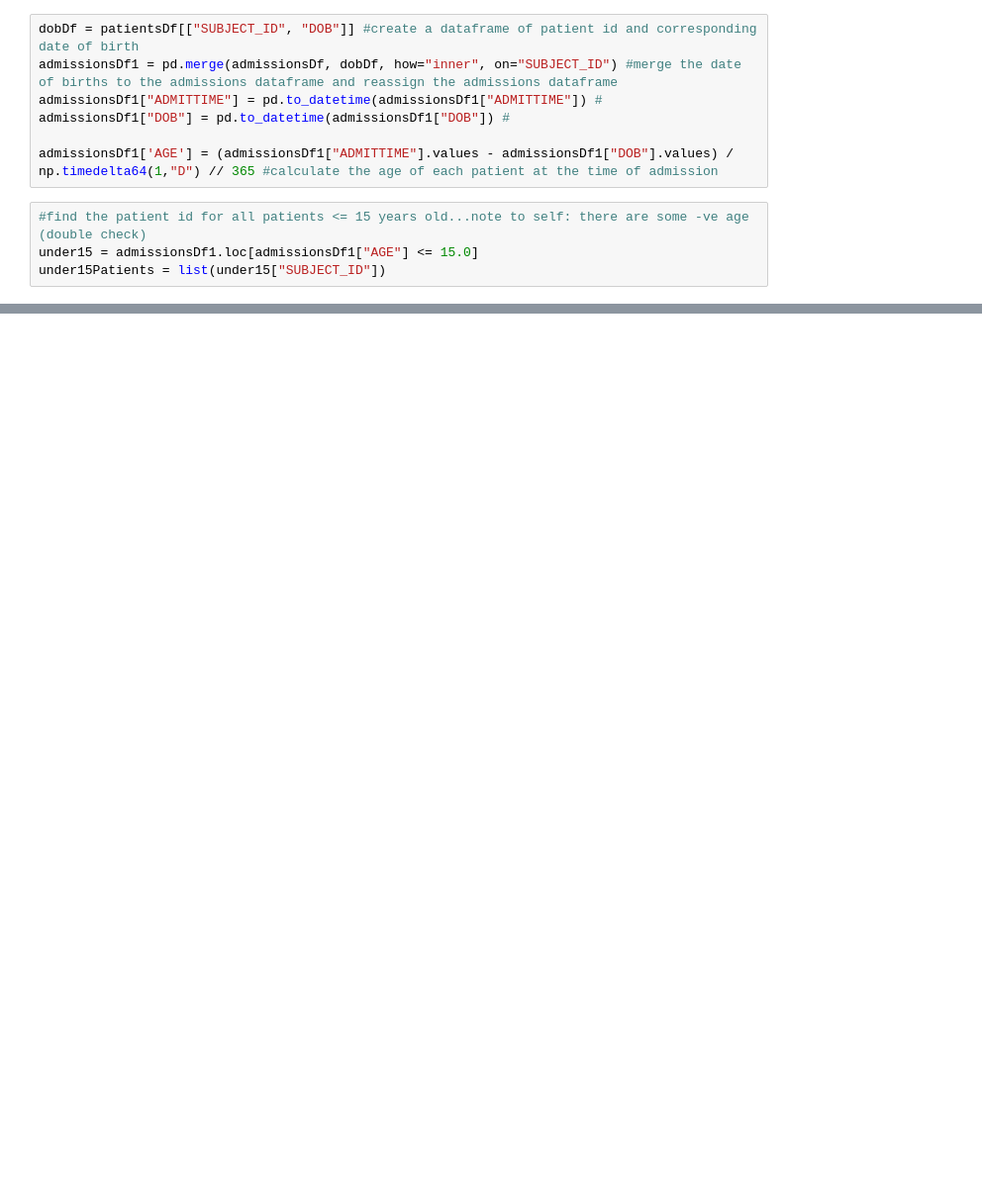
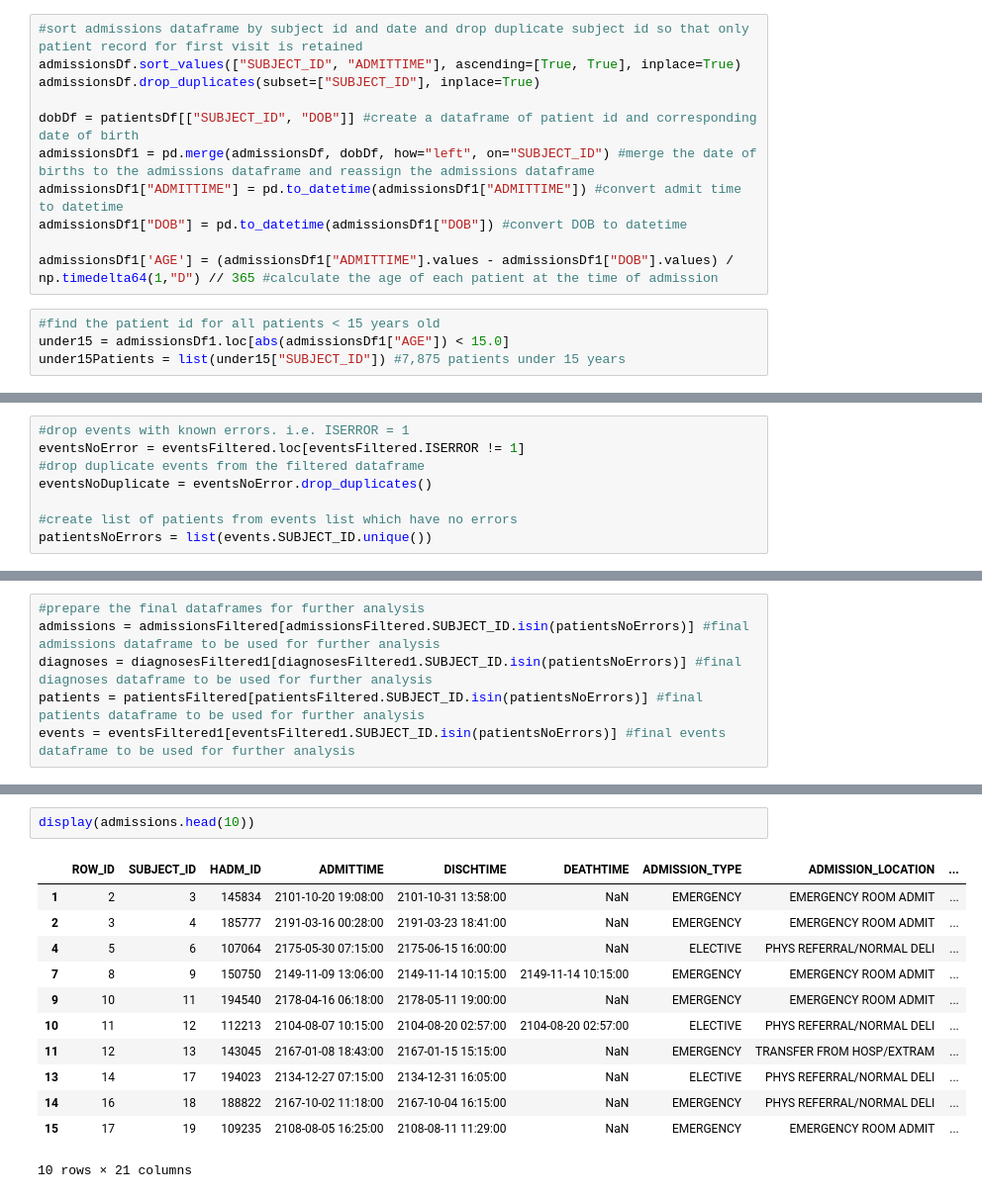
Before and after one commit to kkr-87/CSE_6250_teamA3_Project, a Jupyter notebook: CSE6250_Project_Code.ipynb, the cells around one changed output, grey strips where cells are left out. Shown at 99% size. Saved outputs shown, nothing was run; the diff lists cells and outputs as text; blank space fills up the shorter version.

```diff
--- a/CSE6250_Project_Code.ipynb
+++ b/CSE6250_Project_Code.ipynb
@@ -11,15 +10,19 @@ eventsDf = pd.read_csv("Data/NOTEEVENTS.csv")
 patientsDf = pd.read_csv("Data/PATIENTS.csv")
 # %%
+#sort admissions dataframe by subject id and date and drop duplicate subject id so that only patient record for first visit is retained
+admissionsDf.sort_values(["SUBJECT_ID", "ADMITTIME"], ascending=[True, True], inplace=True)
+admissionsDf.drop_duplicates(subset=["SUBJECT_ID"], inplace=True)
+
 dobDf = patientsDf[["SUBJECT_ID", "DOB"]] #create a dataframe of patient id and corresponding date of birth
-admissionsDf1 = pd.merge(admissionsDf, dobDf, how="inner", on="SUBJECT_ID") #merge the date of births to the admissions dataframe and reassign the admissions dataframe
-admissionsDf1["ADMITTIME"] = pd.to_datetime(admissionsDf1["ADMITTIME"]) #
-admissionsDf1["DOB"] = pd.to_datetime(admissionsDf1["DOB"]) #
+admissionsDf1 = pd.merge(admissionsDf, dobDf, how="left", on="SUBJECT_ID") #merge the date of births to the admissions dataframe and reassign the admissions dataframe
+admissionsDf1["ADMITTIME"] = pd.to_datetime(admissionsDf1["ADMITTIME"]) #convert admit time to datetime
+admissionsDf1["DOB"] = pd.to_datetime(admissionsDf1["DOB"]) #convert DOB to datetime
 
 admissionsDf1['AGE'] = (admissionsDf1["ADMITTIME"].values - admissionsDf1["DOB"].values) / np.timedelta64(1,"D") // 365 #calculate the age of each patient at the time of admission
 # %%
-#find the patient id for all patients <= 15 years old...note to self: there are some -ve age (double check)
-under15 = admissionsDf1.loc[admissionsDf1["AGE"] <= 15.0]
-under15Patients = list(under15["SUBJECT_ID"])
+#find the patient id for all patients < 15 years old
+under15 = admissionsDf1.loc[abs(admissionsDf1["AGE"]) < 15.0]
+under15Patients = list(under15["SUBJECT_ID"]) #7,875 patients under 15 years
 # %%
 #drop under15 patients from admissions, diagnoses, events and patients
 admissionsFiltered = admissionsDf1[~admissionsDf1.SUBJECT_ID.isin(under15Patients)]
@@ -28,0 +34,8 @@ patientsFiltered = patientsDf[~patientsDf.SUBJECT_ID.isin(under15Patients)]
+# %%
+#drop events with known errors. i.e. ISERROR = 1
+eventsNoError = eventsFiltered.loc[eventsFiltered.ISERROR != 1]
+#drop duplicate events from the filtered dataframe
+eventsNoDuplicate = eventsNoError.drop_duplicates()
+
+#create list of patients from events list which have no errors
+patientsNoErrors = list(events.SUBJECT_ID.unique())
@@ -28,0 +47,6 @@ patientsFiltered = patientsDf[~patientsDf.SUBJECT_ID.isin(under15Patients)]
+# %%
+#prepare the final dataframes for further analysis
+admissions = admissionsFiltered[admissionsFiltered.SUBJECT_ID.isin(patientsNoErrors)] #final admissions dataframe to be used for further analysis
+diagnoses = diagnosesFiltered1[diagnosesFiltered1.SUBJECT_ID.isin(patientsNoErrors)] #final diagnoses dataframe to be used for further analysis
+patients = patientsFiltered[patientsFiltered.SUBJECT_ID.isin(patientsNoErrors)] #final patients dataframe to be used for further analysis
+events = eventsFiltered1[eventsFiltered1.SUBJECT_ID.isin(patientsNoErrors)] #final events dataframe to be used for further analysis
@@ -28,0 +93,15 @@ patientsFiltered = patientsDf[~patientsDf.SUBJECT_ID.isin(under15Patients)]
+# %%
+display(admissions.head(10))
+# %% [output]
+|  | ROW_ID | SUBJECT_ID | HADM_ID | ADMITTIME | DISCHTIME | DEATHTIME | ADMISSION_TYPE | ADMISSION_LOCATION | ... |
+| 1 | 2 | 3 | 145834 | 2101-10-20 19:08:00 | 2101-10-31 13:58:00 | NaN | EMERGENCY | EMERGENCY ROOM ADMIT | ... |
+| 2 | 3 | 4 | 185777 | 2191-03-16 00:28:00 | 2191-03-23 18:41:00 | NaN | EMERGENCY | EMERGENCY ROOM ADMIT | ... |
+| 4 | 5 | 6 | 107064 | 2175-05-30 07:15:00 | 2175-06-15 16:00:00 | NaN | ELECTIVE | PHYS REFERRAL/NORMAL DELI | ... |
+| 7 | 8 | 9 | 150750 | 2149-11-09 13:06:00 | 2149-11-14 10:15:00 | 2149-11-14 10:15:00 | EMERGENCY | EMERGENCY ROOM ADMIT | ... |
+| 9 | 10 | 11 | 194540 | 2178-04-16 06:18:00 | 2178-05-11 19:00:00 | NaN | EMERGENCY | EMERGENCY ROOM ADMIT | ... |
+| 10 | 11 | 12 | 112213 | 2104-08-07 10:15:00 | 2104-08-20 02:57:00 | 2104-08-20 02:57:00 | ELECTIVE | PHYS REFERRAL/NORMAL DELI | ... |
+| 11 | 12 | 13 | 143045 | 2167-01-08 18:43:00 | 2167-01-15 15:15:00 | NaN | EMERGENCY | TRANSFER FROM HOSP/EXTRAM | ... |
+| 13 | 14 | 17 | 194023 | 2134-12-27 07:15:00 | 2134-12-31 16:05:00 | NaN | ELECTIVE | PHYS REFERRAL/NORMAL DELI | ... |
+| 14 | 16 | 18 | 188822 | 2167-10-02 11:18:00 | 2167-10-04 16:15:00 | NaN | EMERGENCY | PHYS REFERRAL/NORMAL DELI | ... |
+| 15 | 17 | 19 | 109235 | 2108-08-05 16:25:00 | 2108-08-11 11:29:00 | NaN | EMERGENCY | EMERGENCY ROOM ADMIT | ... |
+10 rows × 21 columns
```
Also changed, not shown: parts of 15 cells of this notebook.
